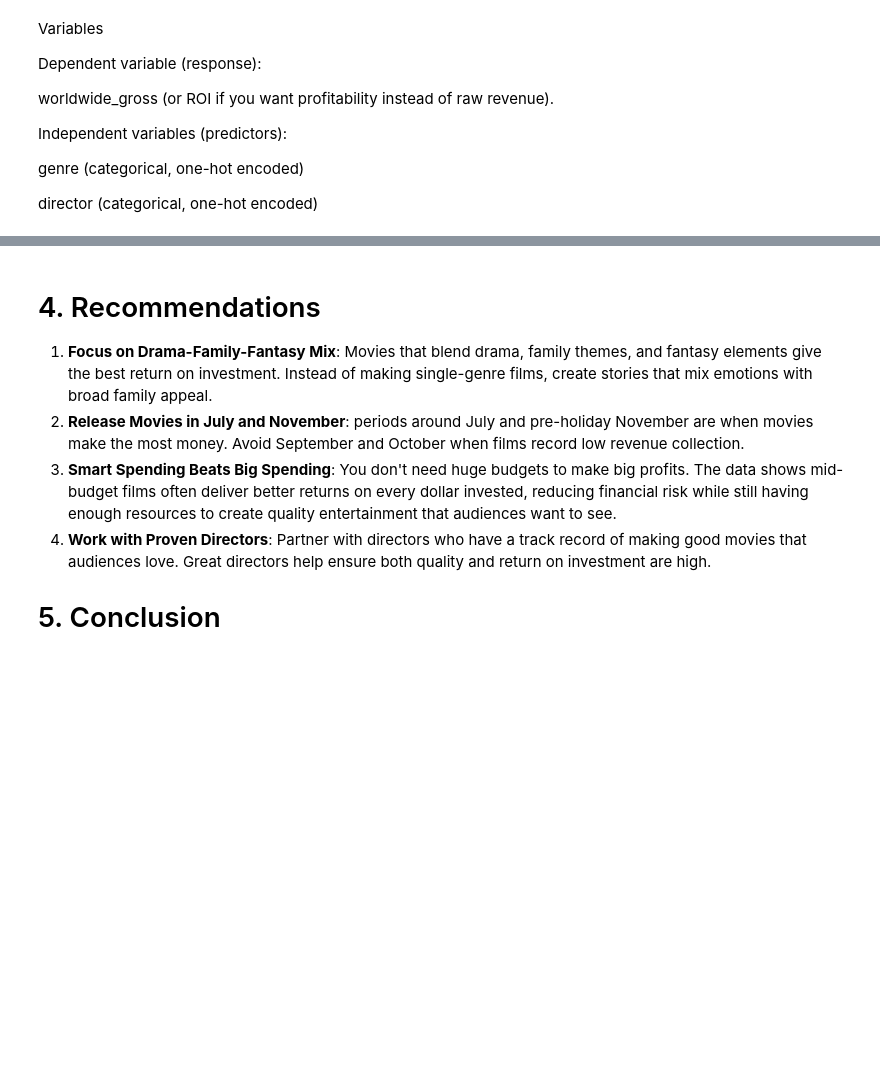
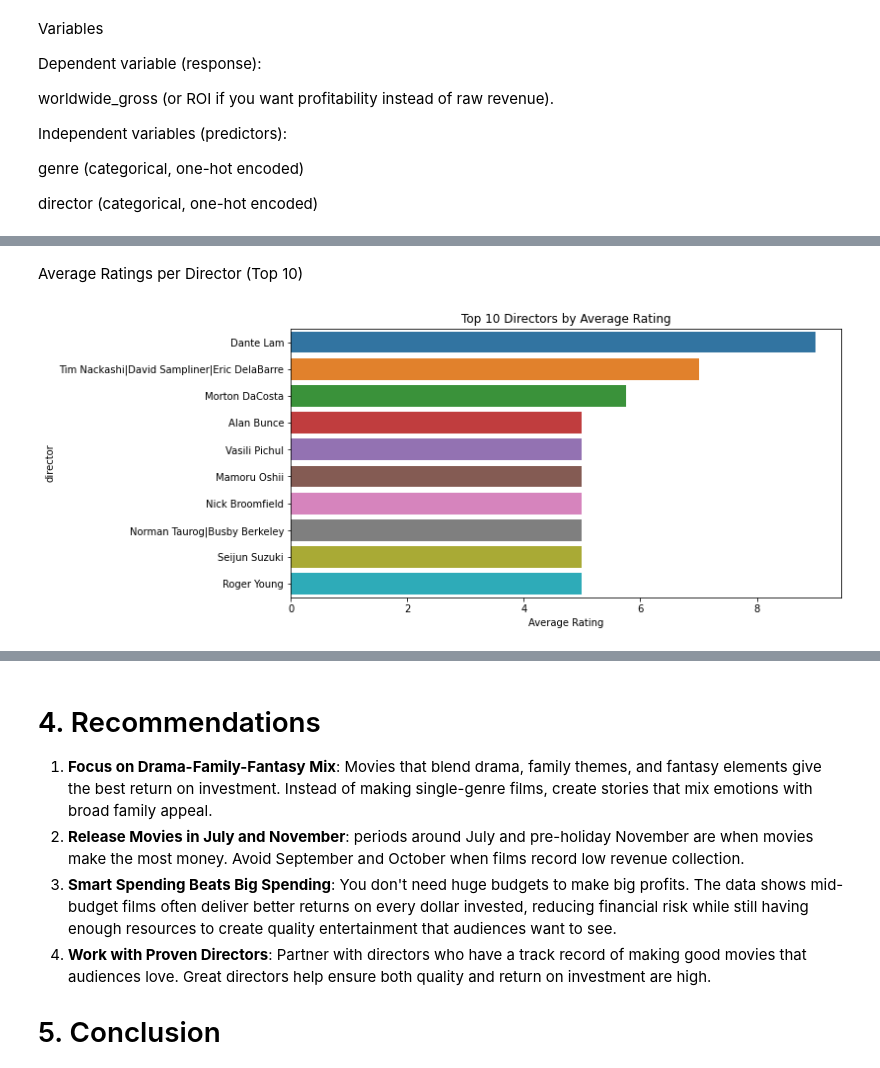
Before and after one commit to Saadia-ramo/phase2_project7, a Jupyter notebook: Notebook.ipynb, the cells around one changed output, grey strips where cells are left out. Drawn from its saved outputs; the diff is of its cells as text; code cells hidden in the pictures; blank space fills up the shorter version.

```diff
--- a/Notebook.ipynb
+++ b/Notebook.ipynb
@@ -1663,0 +1736,16 @@ averagerating (proxy for reception/critical buzz)
+# %% [markdown]
+Average Ratings per Director (Top 10)
+# %%
+top_directors = (ratings_with_director
+                 .groupby('director')['rating']
+                 .mean()
+                 .sort_values(ascending=False)
+                 .head(10))
+
+plt.figure(figsize=(10,5))
+sns.barplot(x=top_directors.values, y=top_directors.index)
+plt.title("Top 10 Directors by Average Rating")
+plt.xlabel("Average Rating")
+plt.show()
+# %% [output]
+[figure, added]
```
Also changed, not shown: parts of 29 cells of this notebook.
